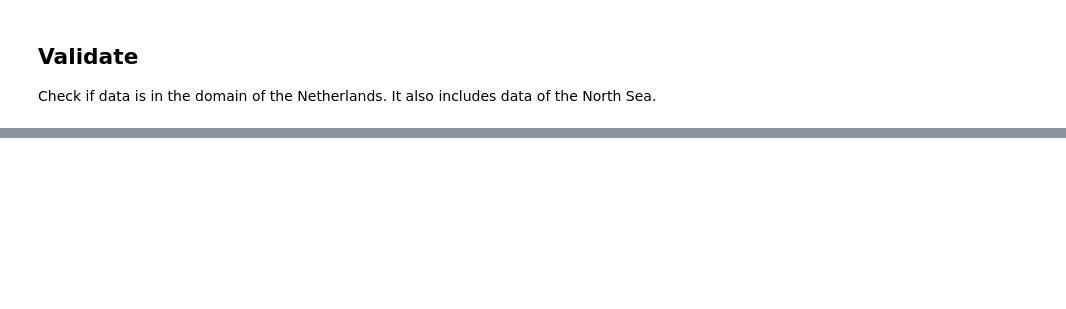
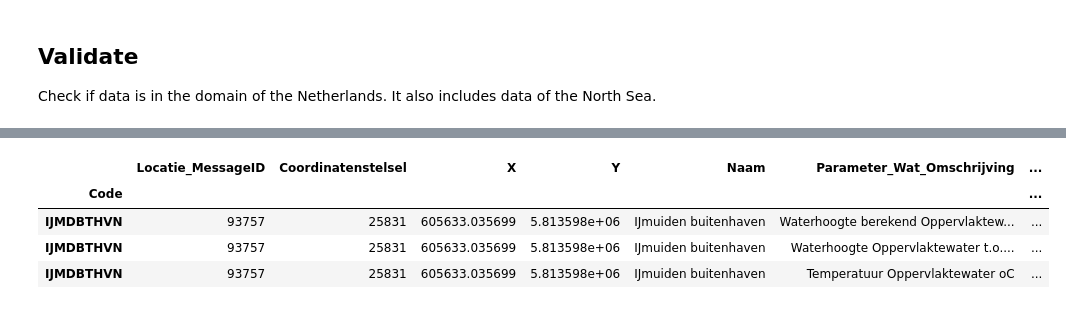
Before and after one commit to Deltares/ddlpy, a Jupyter notebook: notebooks/measurements.ipynb, the cells around one changed output, grey strips where cells are left out. Cells and saved outputs as stored; diff of their text form; code cells hidden in the pictures; blank space fills up the shorter version.

```diff
--- a/notebooks/measurements.ipynb
+++ b/notebooks/measurements.ipynb
@@ -66,0 +93,10 @@ selected
+# %%
+# numtiple parameters avaialble per location
+# each combination is a row
+locations.loc['IJMDBTHVN']
+# %% [output]
+|  | Locatie_MessageID | Coordinatenstelsel | X | Y | Naam | Parameter_Wat_Omschrijving | ... |
+| Code |  |  |  |  |  |  | ... |
+| IJMDBTHVN | 93757 | 25831 | 605633.035699 | 5.813598e+06 | IJmuiden buitenhaven | Waterhoogte berekend Oppervlaktew... | ... |
+| IJMDBTHVN | 93757 | 25831 | 605633.035699 | 5.813598e+06 | IJmuiden buitenhaven | Waterhoogte Oppervlaktewater t.o.... | ... |
+| IJMDBTHVN | 93757 | 25831 | 605633.035699 | 5.813598e+06 | IJmuiden buitenhaven | Temperatuur Oppervlaktewater oC | ... |
```
Also changed, not shown: parts of 9 cells of this notebook.
